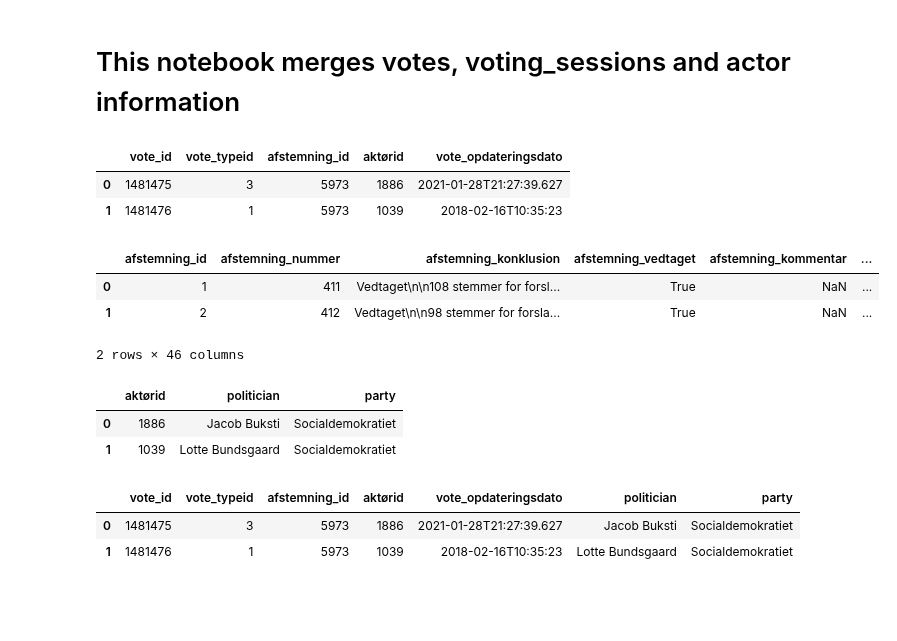
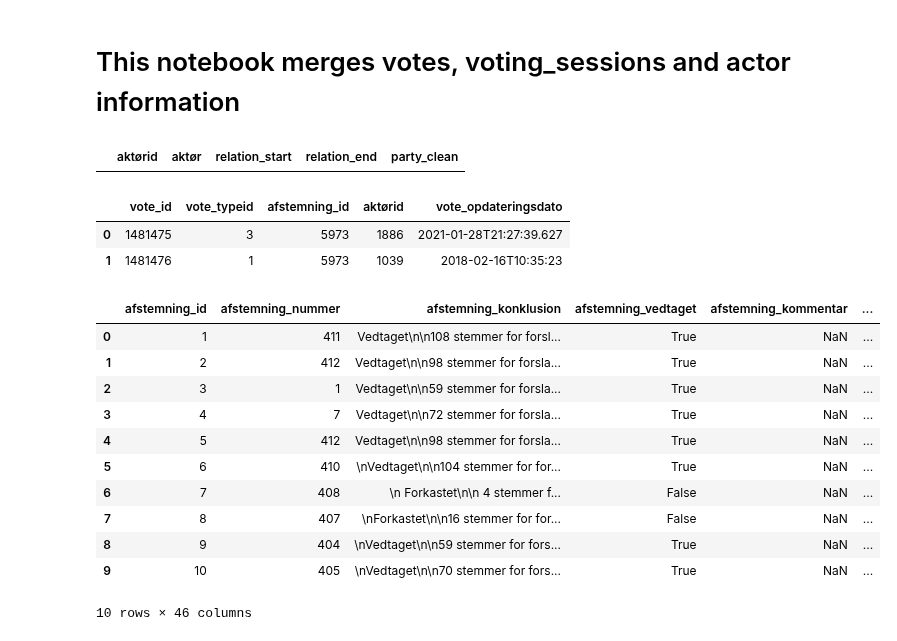
Before and after one commit to Somon8/social_graphs_25, a Jupyter notebook: final-project/p4_enrich_votes.ipynb, the cells around one changed output. Saved outputs shown, nothing was run; the diff lists cells and outputs as text; code cells hidden in the pictures; blank space fills up the shorter version.

```diff
--- a/final-project/p4_enrich_votes.ipynb
+++ b/final-project/p4_enrich_votes.ipynb
@@ -15,3 +7,11 @@ with urllib.request.urlopen("https://raw.githubusercontent.com/Somon8/social_gra
+# %%
+df_votes = pd.read_csv(from_github("/voting-data/df_votes_all_periods.csv"))
+df_voting_sessions = pd.read_csv(from_github("/voting-data/voting_sessions_enriched.csv"))
+party_intervals = pd.read_csv(from_github("/actor-data/party_intervals.csv"))
+# %%
+party_intervals[party_intervals['aktørid']=="8319"]
+# %% [output]
+|  | aktørid | aktør | relation_start | relation_end | party_clean |
 # %%
 df_votes.head(2)
 # %% [output]
@@ -19,23 +19,18 @@ df_votes.head(2)
 | 0 | 1481475 | 3 | 5973 | 1886 | 2021-01-28T21:27:39.627 |
 | 1 | 1481476 | 1 | 5973 | 1039 | 2018-02-16T10:35:23 |
 # %%
-relevant_topics_for_joining_on_votes = ["afstemning_id", "afstemning_nummer", "afstemning_vedtaget", "Period", "primary_topic", "all_topics"]
-df_voting_sessions.head(2)
+relevant_topics_for_joining_on_votes = ["afstemning_id", "afstemning_nummer", "afstemning_vedtaget", "Period", "primary_topic", "all_topics", "møde_dato"]
+df_voting_sessions.head(10)
 # %% [output]
 |  | afstemning_id | afstemning_nummer | afstemning_konklusion | afstemning_vedtaget | afstemning_kommentar | ... |
 | 0 | 1 | 411 | Vedtaget\n\n108 stemmer for forsl... | True | NaN | ... |
 | 1 | 2 | 412 | Vedtaget\n\n98 stemmer for forsla... | True | NaN | ... |
+| 2 | 3 | 1 | Vedtaget\n\n59 stemmer for forsla... | True | NaN | ... |
+| 3 | 4 | 7 | Vedtaget\n\n72 stemmer for forsla... | True | NaN | ... |
+| 4 | 5 | 412 | Vedtaget\n\n98 stemmer for forsla... | True | NaN | ... |
+| 5 | 6 | 410 | \nVedtaget\n\n104 stemmer for for... | True | NaN | ... |
+| 6 | 7 | 408 | \n Forkastet\n\n 4 stemmer f... | False | NaN | ... |
+| 7 | 8 | 407 | \nForkastet\n\n16 stemmer for for... | False | NaN | ... |
+| 8 | 9 | 404 | \nVedtaget\n\n59 stemmer for fors... | True | NaN | ... |
+| 9 | 10 | 405 | \nVedtaget\n\n70 stemmer for fors... | True | NaN | ... |
-2 rows × 46 columns
+10 rows × 46 columns
-# %%
-df_actors.head(2)
-# %% [output]
-|  | aktørid | politician | party |
-| 0 | 1886 | Jacob Buksti | Socialdemokratiet |
-| 1 | 1039 | Lotte Bundsgaard | Socialdemokratiet |
-# %%
-votes_with_actors = df_votes.merge(df_actors, how = "left",on = "aktørid") #THIS IS GOING TO NEED AN UPDATE WITH THE CHANGING PARTIES BUT WHATEVER
-votes_with_actors.head(2)
-# %% [output]
-|  | vote_id | vote_typeid | afstemning_id | aktørid | vote_opdateringsdato | politician | party |
-| 0 | 1481475 | 3 | 5973 | 1886 | 2021-01-28T21:27:39.627 | Jacob Buksti | Socialdemokratiet |
-| 1 | 1481476 | 1 | 5973 | 1039 | 2018-02-16T10:35:23 | Lotte Bundsgaard | Socialdemokratiet |
```
Also changed, not shown: parts of 8 cells of this notebook, 7 other files.
